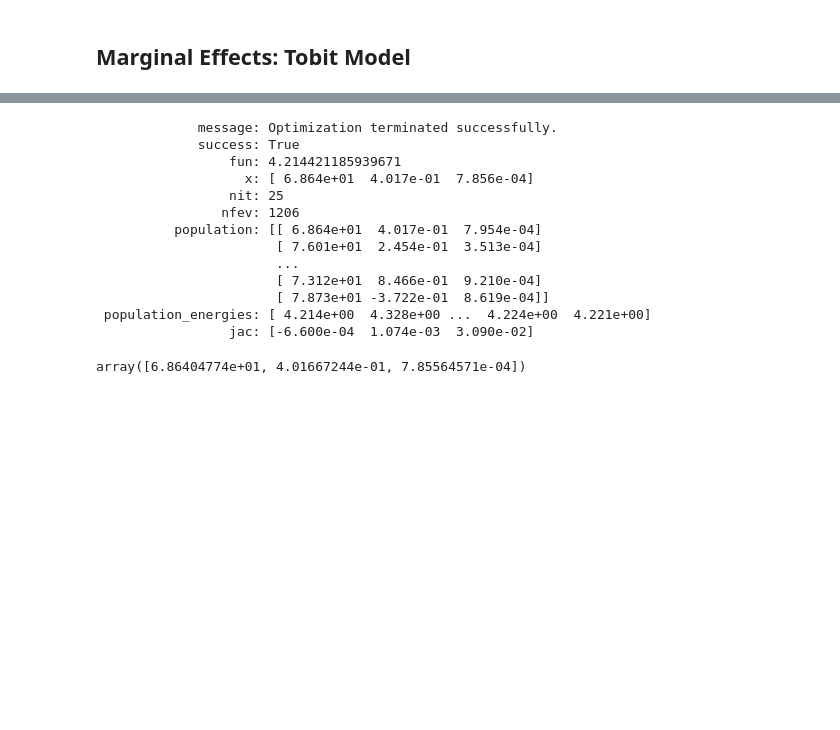
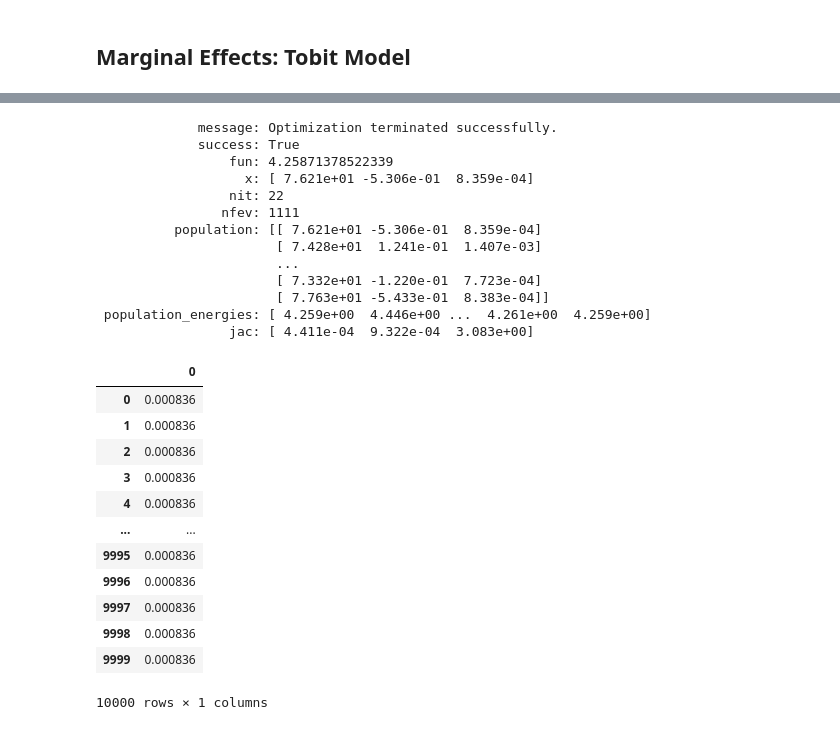
Before and after one commit to mraystaf/Econ588Project, a Jupyter notebook: NegativeBinomial_Likelihood.ipynb, the cells around one changed output, grey strips where cells are left out. Cells and saved outputs as stored; diff of their text form; code cells hidden in the pictures; blank space fills up the shorter version.

```diff
--- a/NegativeBinomial_Likelihood.ipynb
+++ b/NegativeBinomial_Likelihood.ipynb
@@ -150,25 +118,42 @@ tobit_likelihood(b=np.array([100, 0.5, 1e-5]), x=x, y=y, T=T)
 # %%
 warnings.simplefilter('ignore')
 bounds = ((0, 500),(-1, 1), (-1,1)) # TODO: What should these bounds even be?
 # This minimizer works a lot better, but it's really sensitive to initial conditions. Also, b0 can be a bit off
 
+# b0 is std_dev, b1 is beta0, b2 is beta1
+
 sol = opt.differential_evolution(tobit_likelihood, x0=np.array([100, 0.5, 0.5]), bounds=bounds, args=(x, y, T), maxiter=int(1e12))
 print(sol)
-beta = sol.x
-beta
-# In this case I think the marginal effect is just b[2]?
+beta_tobit = sol.x
+beta_tobit
+# In this case the marginal effect is just b[2]?
+
+me_tobit = pd.DataFrame(np.ones_like(x)) * beta_tobit[2]
+me_tobit
 # %% [output]
              message: Optimization terminated successfully.
              success: True
-                 fun: 4.214421185939671
-                   x: [ 6.864e+01  4.017e-01  7.856e-04]
-                 nit: 25
-                nfev: 1206
-          population: [[ 6.864e+01  4.017e-01  7.954e-04]
-                       [ 7.601e+01  2.454e-01  3.513e-04]
+                 fun: 4.25871378522339
+                   x: [ 7.621e+01 -5.306e-01  8.359e-04]
+                 nit: 22
+                nfev: 1111
+          population: [[ 7.621e+01 -5.306e-01  8.359e-04]
+                       [ 7.428e+01  1.241e-01  1.407e-03]
                        ...
-                       [ 7.312e+01  8.466e-01  9.210e-04]
-                       [ 7.873e+01 -3.722e-01  8.619e-04]]
- population_energies: [ 4.214e+00  4.328e+00 ...  4.224e+00  4.221e+00]
-                 jac: [-6.600e-04  1.074e-03  3.090e-02]
+                       [ 7.332e+01 -1.220e-01  7.723e-04]
+                       [ 7.763e+01 -5.433e-01  8.383e-04]]
+ population_energies: [ 4.259e+00  4.446e+00 ...  4.261e+00  4.259e+00]
+                 jac: [ 4.411e-04  9.322e-04  3.083e+00]
+|  | 0 |
+| 0 | 0.000836 |
+| 1 | 0.000836 |
+| 2 | 0.000836 |
+| 3 | 0.000836 |
+| 4 | 0.000836 |
+| ... | ... |
+| 9995 | 0.000836 |
+| 9996 | 0.000836 |
+| 9997 | 0.000836 |
+| 9998 | 0.000836 |
+| 9999 | 0.000836 |
-array([6.86404774e+01, 4.01667244e-01, 7.85564571e-04])
+10000 rows × 1 columns
```
Also changed, not shown: parts of 15 cells of this notebook.
